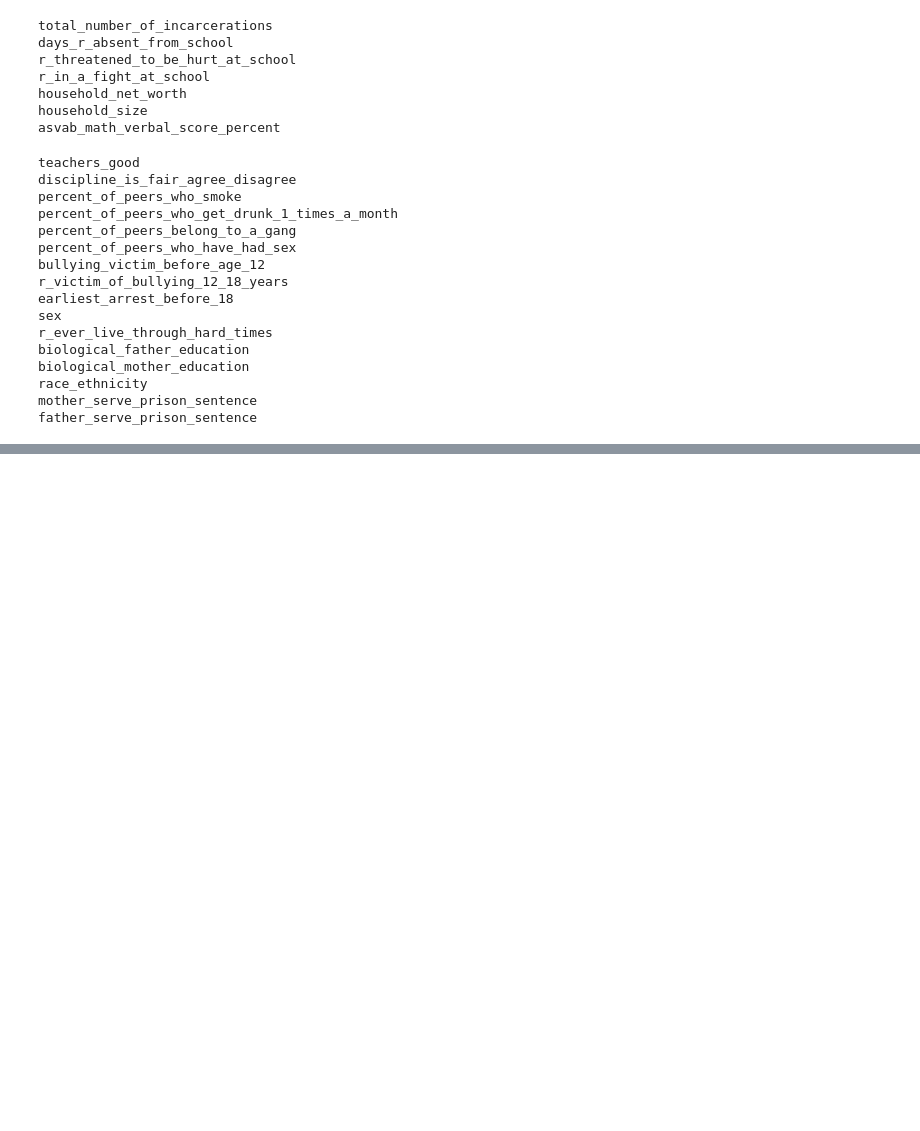
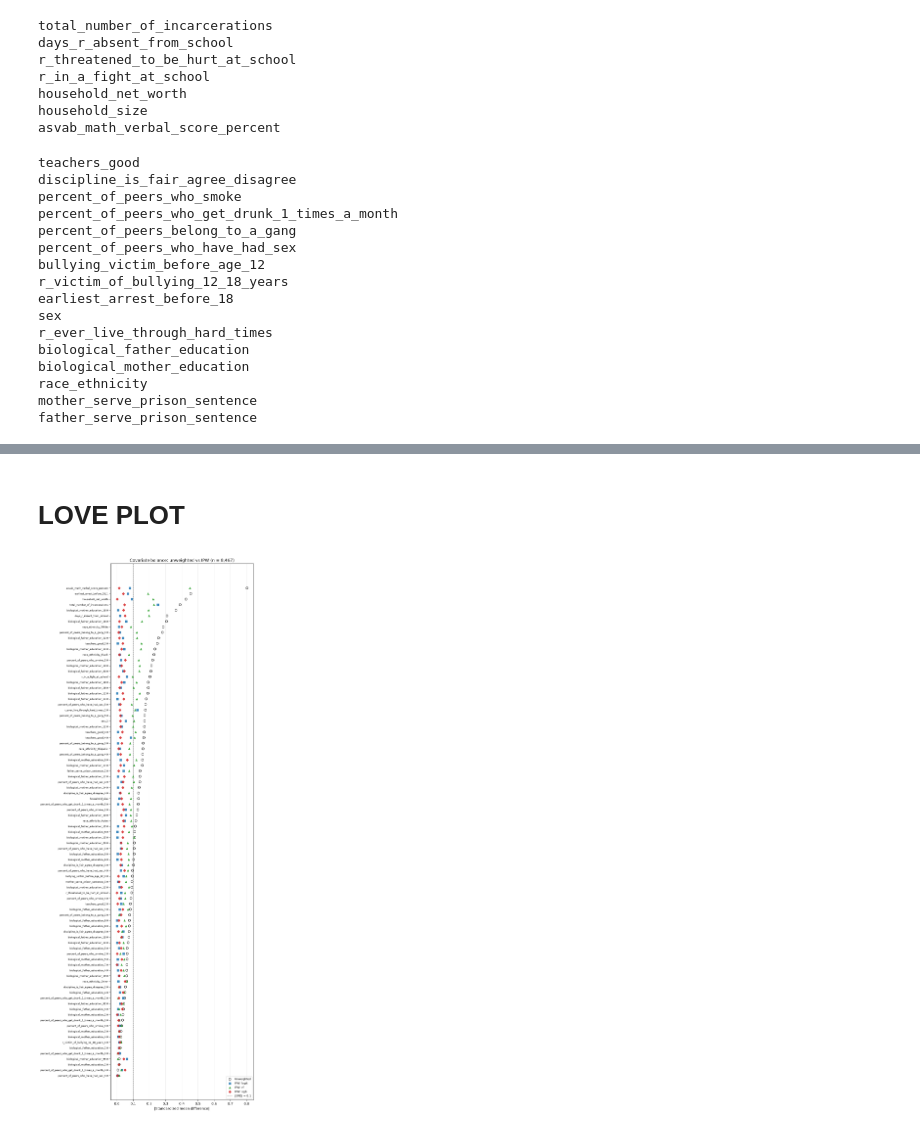
Before and after one commit to EatPotatoes/capstone_victimization, a Jupyter notebook: Causal Inference/propensity_estimation.ipynb, the cells around one changed output, grey strips where cells are left out. Saved outputs shown, nothing was run; the diff lists cells and outputs as text; code cells hidden in the pictures; blank space fills up the shorter version.

Commit message:
outcome EDA and propensity estimation with LR, RF, XGB

```diff
--- a/Causal Inference/propensity_estimation.ipynb
+++ b/Causal Inference/propensity_estimation.ipynb
@@ -205,4 +183,0 @@ ps_model = Pipeline([
-# %%
-ps_model.fit(X, Z)
-
-propensity_scores = ps_model.predict_proba(X)[:, 1]
@@ -285,0 +434,29 @@ coef_summary
+# %% [markdown]
+# LOVE PLOT
+# %%
+TOP_N = None   # None = every covariate column; or e.g. 40 for the worst-imbalanced at baseline
+
+order = smd_unweighted.abs().dropna().sort_values(ascending=True).index
+if TOP_N:
+    order = order[-TOP_N:]
+
+fig, ax = plt.subplots(figsize=(9, max(5, 0.24 * len(order) + 1.5)))
+y = np.arange(len(order))
+ax.scatter(smd_unweighted.abs().reindex(order), y, marker="o", facecolors="none",
+           edgecolors="black", s=40, label="Unweighted", zorder=3)
+styles = {"logit": ("tab:blue", "s"), "rf": ("tab:green", "^"), "xgb": ("tab:red", "D")}
+for m in MODELS:
+    c, mk = styles[m]
+    ax.scatter(results[m]["smd"].abs().reindex(order), y, marker=mk, color=c, s=28,
+               alpha=0.85, label=f"IPW: {m}", zorder=4)
+ax.axvline(0.1, color="gray", linestyle="--", linewidth=1, label="|SMD| = 0.1")
+ax.set_yticks(y)
+ax.set_yticklabels(order, fontsize=7)
+ax.set_xlabel("|Standardized mean difference|")
+ax.set_title(f"Covariate balance: unweighted vs IPW (n = {len(z_a):,})")
+ax.legend(fontsize=8, loc="lower right")
+ax.grid(axis="x", alpha=0.3)
+plt.tight_layout()
+plt.show()
+# %% [output]
+[figure, added]
```
Also changed, not shown: parts of 22 cells of this notebook, 3 other files.
